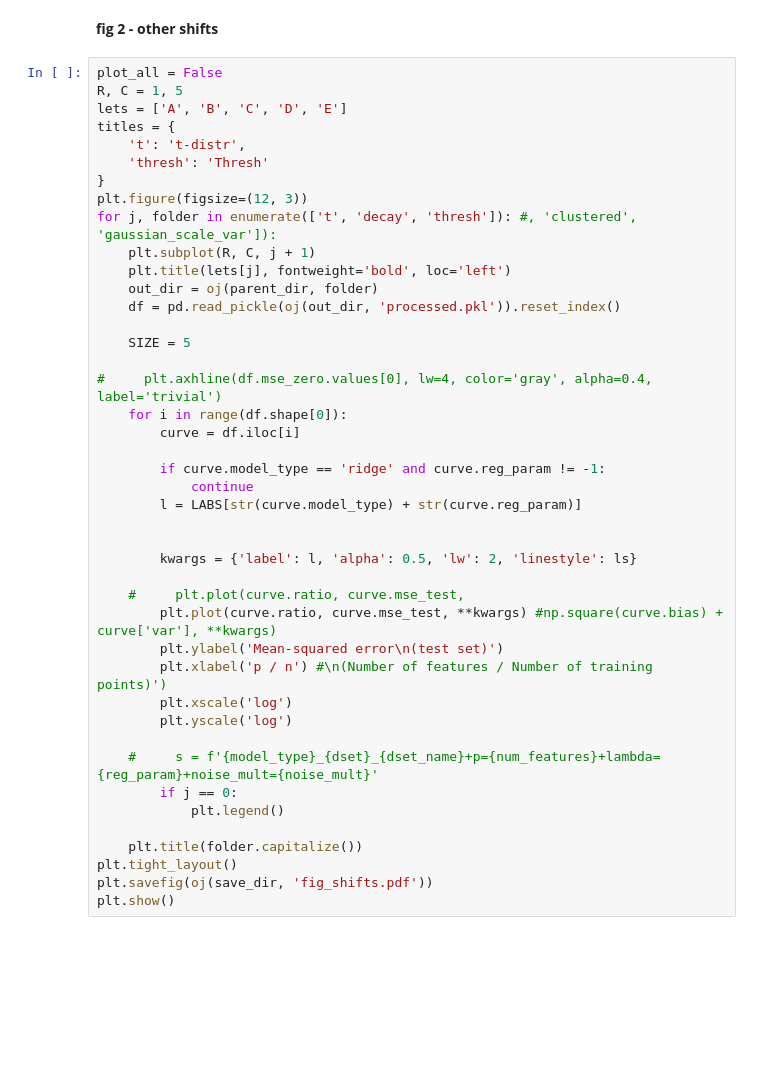
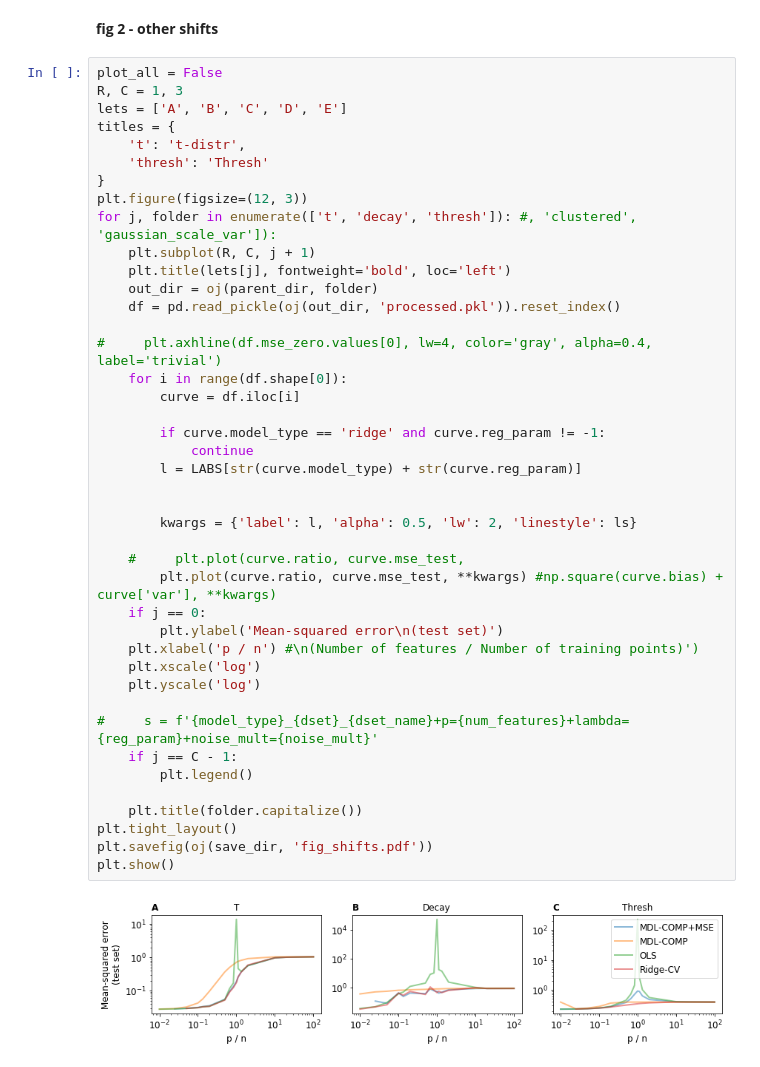
Before and after one commit to csinva/mdl-complexity, a Jupyter notebook: analyze_sweeps.ipynb, the cells around one changed output. Drawn from its saved outputs; the diff is of its cells as text; blank space fills up the shorter version.

```diff
--- a/analyze_sweeps.ipynb
+++ b/analyze_sweeps.ipynb
@@ -278,44 +276,45 @@ plt.show()
 **fig 2 - other shifts**
 # %%
 plot_all = False
-R, C = 1, 5
+R, C = 1, 3
 lets = ['A', 'B', 'C', 'D', 'E']
 titles = {
     't': 't-distr',
     'thresh': 'Thresh'
 }
 plt.figure(figsize=(12, 3))
 for j, folder in enumerate(['t', 'decay', 'thresh']): #, 'clustered', 'gaussian_scale_var']):
     plt.subplot(R, C, j + 1)
     plt.title(lets[j], fontweight='bold', loc='left')
     out_dir = oj(parent_dir, folder)
     df = pd.read_pickle(oj(out_dir, 'processed.pkl')).reset_index()
-
-    SIZE = 5
 
 #     plt.axhline(df.mse_zero.values[0], lw=4, color='gray', alpha=0.4, label='trivial')
     for i in range(df.shape[0]):
         curve = df.iloc[i]
 
         if curve.model_type == 'ridge' and curve.reg_param != -1:
             continue
         l = LABS[str(curve.model_type) + str(curve.reg_param)]
 
 
         kwargs = {'label': l, 'alpha': 0.5, 'lw': 2, 'linestyle': ls}
 
     #     plt.plot(curve.ratio, curve.mse_test,
         plt.plot(curve.ratio, curve.mse_test, **kwargs) #np.square(curve.bias) + curve['var'], **kwargs)
+    if j == 0:
         plt.ylabel('Mean-squared error\n(test set)')
-        plt.xlabel('p / n') #\n(Number of features / Number of training points)')
-        plt.xscale('log')
-        plt.yscale('log')
+    plt.xlabel('p / n') #\n(Number of features / Number of training points)')
+    plt.xscale('log')
+    plt.yscale('log')
 
-    #     s = f'{model_type}_{dset}_{dset_name}+p={num_features}+lambda={reg_param}+noise_mult={noise_mult}'
-        if j == 0:
-            plt.legend()
+#     s = f'{model_type}_{dset}_{dset_name}+p={num_features}+lambda={reg_param}+noise_mult={noise_mult}'
+    if j == C - 1:
+        plt.legend()
 
     plt.title(folder.capitalize())
 plt.tight_layout()
 plt.savefig(oj(save_dir, 'fig_shifts.pdf'))
 plt.show()
+# %% [output]
+[figure, added]
```
Also changed, not shown: parts of 3 cells of this notebook, 1 other file.
